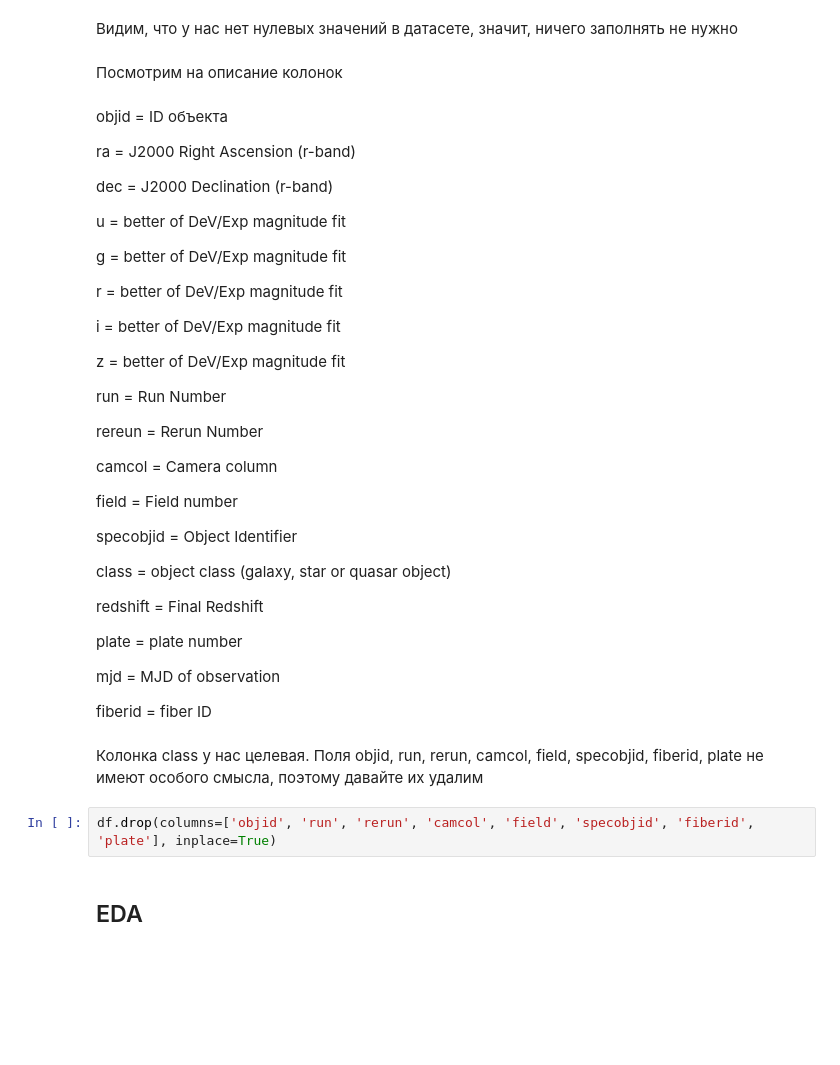
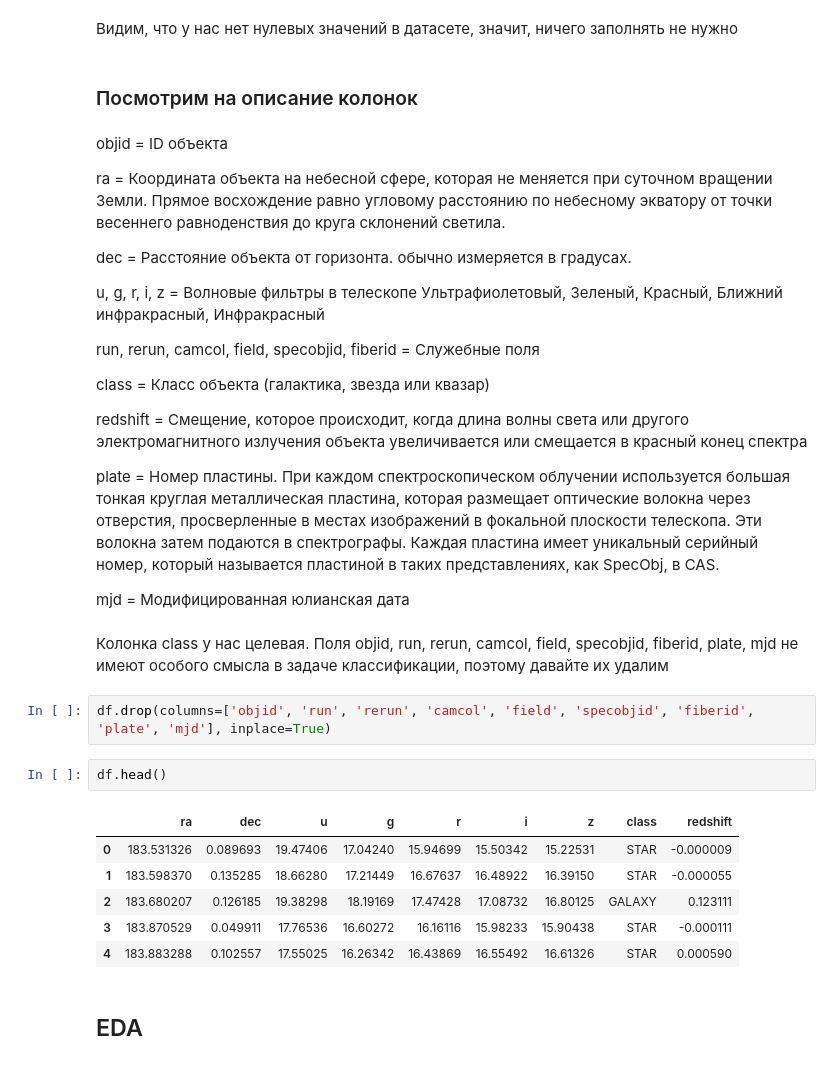
Before and after one commit to starminalush/star-classification-itmo-2023, a Jupyter notebook: notebook/EDA.ipynb, the cells around one changed output. Drawn from its saved outputs; the diff is of its cells as text; blank space fills up the shorter version.

```diff
--- a/notebook/EDA.ipynb
+++ b/notebook/EDA.ipynb
@@ -45,47 +54,38 @@ memory usage: 1.4+ MB
 # %% [markdown]
 Видим, что у нас нет нулевых значений в датасете, значит, ничего заполнять не нужно
 # %% [markdown]
-Посмотрим на описание колонок
+### Посмотрим на описание колонок
 # %% [markdown]
 objid = ID объекта
 
-ra = J2000 Right Ascension (r-band)
+ra =  Координата объекта на небесной сфере, которая не меняется при суточном вращении Земли. Прямое восхождение равно угловому расстоянию по небесному экватору от точки весеннего равноденствия до круга склонений светила.
 
-dec = J2000 Declination (r-band)
+dec = Расстояние объекта от горизонта. обычно измеряется в градусах.
 
-u = better of DeV/Exp magnitude fit
+u, g, r, i, z = Волновые фильтры в телескопе Ультрафиолетовый, Зеленый, Красный, Ближний инфракрасный, Инфракрасный
 
-g = better of DeV/Exp magnitude fit
+run, rerun, camcol, field, specobjid, fiberid = Служебные поля
 
-r = better of DeV/Exp magnitude fit
+class = Класс объекта (галактика, звезда или квазар)
 
-i = better of DeV/Exp magnitude fit
+redshift = Cмещение, которое происходит, когда длина волны света или другого электромагнитного излучения объекта увеличивается или смещается в красный конец спектра
 
-z = better of DeV/Exp magnitude fit
+plate = Номер пластины. При каждом спектроскопическом облучении используется большая тонкая круглая металлическая пластина, которая размещает оптические волокна через отверстия, просверленные в местах изображений в фокальной плоскости телескопа. Эти волокна затем подаются в спектрографы. Каждая пластина имеет уникальный серийный номер, который называется пластиной в таких представлениях, как SpecObj, в CAS.
 
-run = Run Number
-
-rereun = Rerun Number
-
-camcol = Camera column
-
-field = Field number
-
-specobjid = Object Identifier
-
-class = object class (galaxy, star or quasar object)
-
-redshift = Final Redshift
-
-plate = plate number
-
-mjd = MJD of observation
-
-fiberid = fiber ID
+mjd = Модифицированная юлианская дата
 # %% [markdown]
-Колонка class у нас целевая. Поля objid, run, rerun, camcol, field, specobjid, fiberid, plate не имеют особого смысла, поэтому давайте их удалим
+Колонка class у нас целевая. Поля objid, run, rerun, camcol, field, specobjid, fiberid, plate, mjd не имеют особого смысла в задаче классификации, поэтому давайте их удалим
 # %%
-df.drop(columns=['objid', 'run', 'rerun', 'camcol', 'field', 'specobjid', 'fiberid', 'plate'], inplace=True)
+df.drop(columns=['objid', 'run', 'rerun', 'camcol', 'field', 'specobjid', 'fiberid', 'plate', 'mjd'], inplace=True)
+# %%
+df.head()
+# %% [output]
+|  | ra | dec | u | g | r | i | z | class | redshift |
+| 0 | 183.531326 | 0.089693 | 19.47406 | 17.04240 | 15.94699 | 15.50342 | 15.22531 | STAR | -0.000009 |
+| 1 | 183.598370 | 0.135285 | 18.66280 | 17.21449 | 16.67637 | 16.48922 | 16.39150 | STAR | -0.000055 |
+| 2 | 183.680207 | 0.126185 | 19.38298 | 18.19169 | 17.47428 | 17.08732 | 16.80125 | GALAXY | 0.123111 |
+| 3 | 183.870529 | 0.049911 | 17.76536 | 16.60272 | 16.16116 | 15.98233 | 15.90438 | STAR | -0.000111 |
+| 4 | 183.883288 | 0.102557 | 17.55025 | 16.26342 | 16.43869 | 16.55492 | 16.61326 | STAR | 0.000590 |
 # %% [markdown]
 ## EDA
 # %% [markdown]
```
Also changed, not shown: parts of 26 cells of this notebook, 1 other file.
